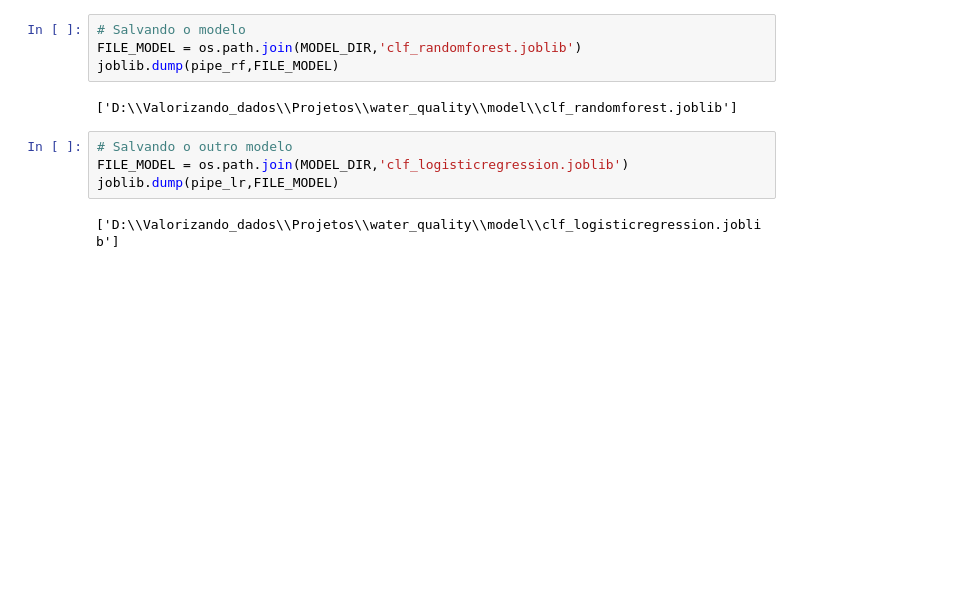
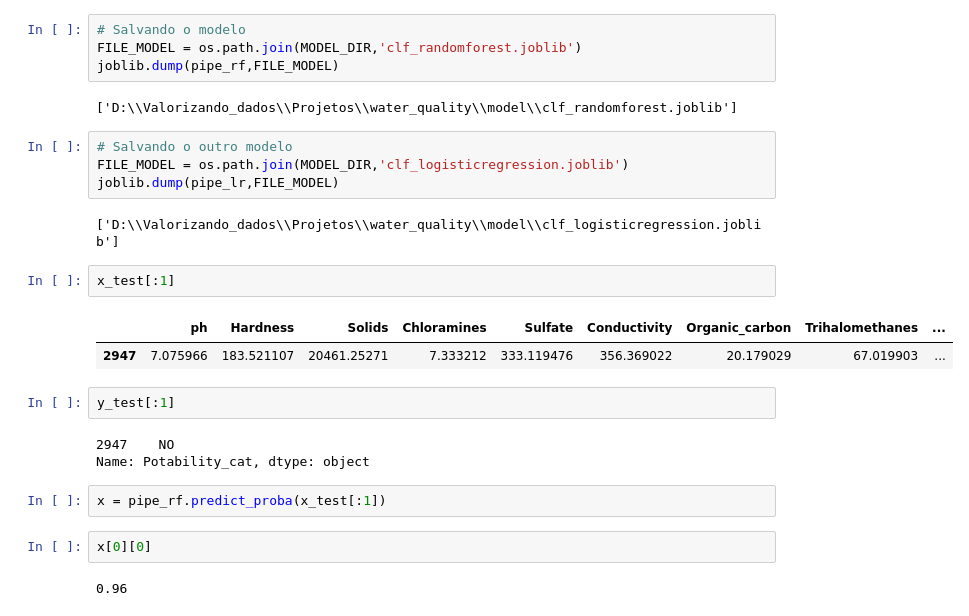
Before and after one commit to KaissonFerreira/project_water_quality_minicurso, a Jupyter notebook: notebooks/water_quality_completo.ipynb, the cells around one changed output. Cells and saved outputs as stored; diff of their text form; blank space fills up the shorter version.

```diff
--- a/notebooks/water_quality_completo.ipynb
+++ b/notebooks/water_quality_completo.ipynb
@@ -504,3 +504,19 @@ FILE_MODEL = os.path.join(MODEL_DIR,'clf_logisticregression.joblib')
 joblib.dump(pipe_lr,FILE_MODEL)
 # %% [output]
 ['D:\\Valorizando_dados\\Projetos\\water_quality\\model\\clf_logisticregression.joblib']
+# %%
+x_test[:1]
+# %% [output]
+|  | ph | Hardness | Solids | Chloramines | Sulfate | Conductivity | Organic_carbon | Trihalomethanes | ... |
+| 2947 | 7.075966 | 183.521107 | 20461.25271 | 7.333212 | 333.119476 | 356.369022 | 20.179029 | 67.019903 | ... |
+# %%
+y_test[:1]
+# %% [output]
+2947    NO
+Name: Potability_cat, dtype: object
+# %%
+x = pipe_rf.predict_proba(x_test[:1])
+# %%
+x[0][0]
+# %% [output]
+0.96
```
Also changed, not shown: 1 other file.
